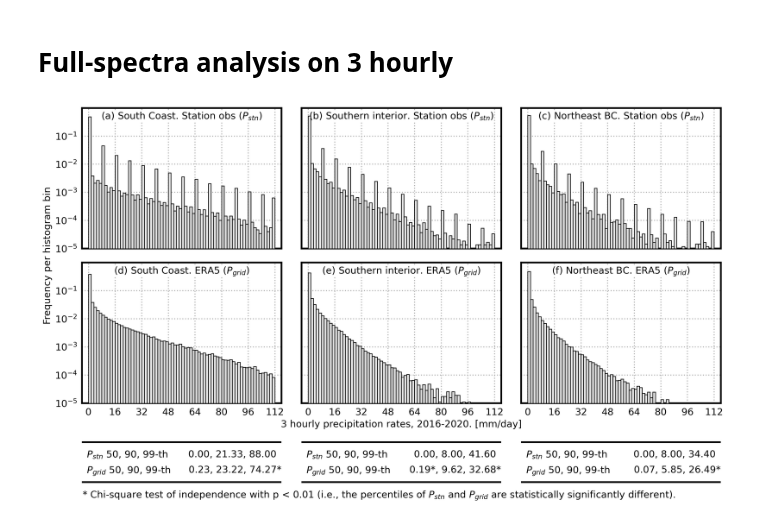
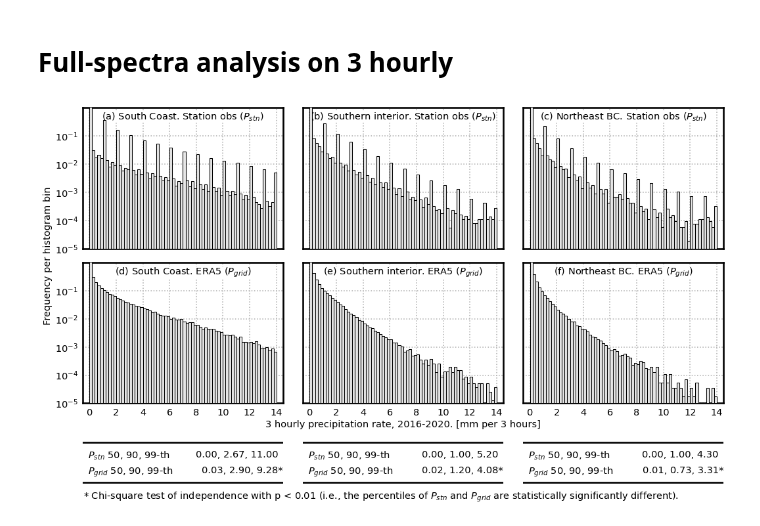
Before and after one commit to yingkaisha/rainbow, a Jupyter notebook: publish/PLOT_BCH_ERA5_stats_comparisons.ipynb, the cells around one changed output. Cells and saved outputs as stored; diff of their text form; code cells hidden in the pictures.

```diff
--- a/publish/PLOT_BCH_ERA5_stats_comparisons.ipynb
+++ b/publish/PLOT_BCH_ERA5_stats_comparisons.ipynb
@@ -46,7 +47,7 @@ from mpl_toolkits.axes_grid1.inset_locator import inset_axes
 
 %matplotlib inline
 # %%
-need_publish = True
+need_publish = False
 
 # True: publication quality figures
 # False: low resolution figures in the notebook
@@ -293,6 +294,23 @@ FLAGs = (flag_sw, flag_si, flag_n)
 with h5py.File(save_dir+'BCH_ERA5_1D_pairs.hdf', 'r') as h5io:
     ERA5_obs = h5io['ERA5_obs'][...]
     BCH_obs = h5io['BCH_obs'][...]
+# %%
+BCH = {}
+BCH['sw'] = BCH_obs[:, flag_sw].ravel()
+BCH['si'] = BCH_obs[:, flag_si].ravel()
+BCH['n'] = BCH_obs[:, flag_n].ravel()
+
+ERA5 = {}
+ERA5['sw'] = ERA5_obs[:, flag_sw].ravel()
+ERA5['si'] = ERA5_obs[:, flag_si].ravel()
+ERA5['n'] = ERA5_obs[:, flag_n].ravel()
+
+q_bins = np.arange(0.0, 1, 0.005)
+
+PIT = {}
+PIT['sw'] = metrics.PIT_nan(ERA5['sw'], BCH['sw'], q_bins)
+PIT['si'] = metrics.PIT_nan(ERA5['si'], BCH['si'], q_bins)
+PIT['n'] = metrics.PIT_nan(ERA5['n'], BCH['n'], q_bins)
 # %%
 gray = '0.9'
 window_size = 31
@@ -384,7 +402,7 @@ for i, ax in enumerate(AX_era):
     handle_text.append(ax.text(0.5, 0.975, TITLE_era[i], ha='center', va='top', fontsize=14, transform=ax.transAxes))
 
     if i == 1:
-        ax.set_xlabel('Daily precipitation rates, 2016-2020. [mm/day]', fontsize=14)
+        ax.set_xlabel('Daily precipitation rate, 2016-2020. [mm/day]', fontsize=14)
 
 # ---------- stats ---------- #
 for i, ax in enumerate(AX_a):
@@ -420,7 +438,6 @@ for i, ax in enumerate(AX_a):
 
     AX_a[i].set_axis_off()
 
-
 ax_t1 = fig.add_axes([0.001, -0.325, 0.999, 0.03])
 ax_t1.set_axis_off()
 handle_text.append(ax_t1.text(0.0, 1,
@@ -443,8 +513,8 @@ with h5py.File(save_dir+'BCH_ERA5_3H_pairs.hdf', 'r') as h5io:
     ERA5_obs = h5io['ERA5_obs'][...]
     BCH_obs = h5io['BCH_obs'][...]
 
-ERA5_obs = 8.0*ERA5_obs
-BCH_obs = 8.0*BCH_obs
+ERA5_obs = ERA5_obs
+BCH_obs = BCH_obs
 # %%
 
 fig = plt.figure(figsize=(13, 6), dpi=dpi_)
@@ -481,8 +551,8 @@ TITLE_era = ['(d) South Coast. ERA5 ($P_{grid}$)',
              '(e) Southern interior. ERA5 ($P_{grid}$)',
              '(f) Northeast BC. ERA5 ($P_{grid}$)']
 
-x_pdf = [8.0*np.arange(0, 14.2, 0.2), 8.0*np.arange(0, 14.2, 0.2), 8.0*np.arange(0, 14.2, 0.2)]
-XTICKs = 8.0*np.arange(0, 16, 2)
+x_pdf = [np.arange(0, 14.2, 0.2), np.arange(0, 14.2, 0.2), np.arange(0, 14.2, 0.2)]
+XTICKs = np.arange(0, 16, 2)
 
 for i, ax in enumerate(AX_all):
     ax = gu.ax_decorate_box(ax)
@@ -493,7 +563,7 @@ for i, ax in enumerate(AX_all):
     ax.set_ylim([1e-5, 1e0])
     ax.set_yticks([1e-5, 1e-4, 1e-3, 1e-2, 1e-1])
 
-    ax.set_xlim([8.0*-0.5, 8.0*14.5])
+    ax.set_xlim([-0.5, 14.5])
     ax.set_xticks(XTICKs)
 
 ax00.tick_params(labelleft=True)
@@ -511,7 +581,7 @@ for i, ax in enumerate(AX_obs):
     x_pdf_ = x_pdf[i]
     hist_, bins_ = np.histogram(obs_, bins=x_pdf_, density=True)
 
-    ax.bar(bins_[:-1], hist_, align='edge', width=1.6, facecolor=gray, edgecolor='k', linewidth=1.0, zorder=4)
+    ax.bar(bins_[:-1], hist_, align='edge', width=0.2, facecolor=gray, edgecolor='k', linewidth=1.0, zorder=4)
 
     handle_text.append(ax.text(0.5, 0.975, TITLE_obs[i], ha='center', va='top', fontsize=14, transform=ax.transAxes))
 
@@ -526,12 +596,12 @@ for i, ax in enumerate(AX_era):
     x_pdf_ = x_pdf[i]
     hist_, bins_ = np.histogram(obs_, bins=x_pdf_, density=True)
 
-    ax.bar(bins_[:-1], hist_, align='edge', width=1.6, facecolor=gray, edgecolor='k', linewidth=1.0, zorder=4)
+    ax.bar(bins_[:-1], hist_, align='edge', width=0.2, facecolor=gray, edgecolor='k', linewidth=1.0, zorder=4)
 
     handle_text.append(ax.text(0.5, 0.975, TITLE_era[i], ha='center', va='top', fontsize=14, transform=ax.transAxes))
 
     if i == 1:
-        ax.set_xlabel('3 hourly precipitation rates, 2016-2020. [mm/day]', fontsize=14)
+        ax.set_xlabel('3 hourly precipitation rate, 2016-2020. [mm per 3 hours]', fontsize=14)
 
 # ---------- stats ---------- #
 for i, ax in enumerate(AX_a):
@@ -552,34 +622,34 @@ for i, ax in enumerate(AX_a):
     AX_a[i].text(0.025, 0.425, r'$P_{grid}$ 50, 90, 99-th',
                  ha='left', va='top', fontsize=14, transform=AX_a[i].transAxes)
     if i == 1:
-        AX_a[i].text(1.0, 0.425, '{:.2f}*, {:.2f}, {:.2f}*'.format(np.quantile(temp2, 0.5),
+        AX_a[i].text(1.0, 0.425, '{:.2f}, {:.2f}, {:.2f}*'.format(np.quantile(temp2, 0.5),
                                                                    np.quantile(temp2, 0.9),
                                                                    np.quantile(temp2, 0.99)),
                      ha='right', va='top', fontsize=14, transform=AX_a[i].transAxes)
     else:
         AX_a[i].text(1.0, 0.425, '{:.2f}, {:.2f}, {:.2f}*'.format(np.quantile(temp2, 0.5),
                                                                    np.quantile(temp2, 0.9),
                                                                    np.quantile(temp2, 0.99)),
                      ha='right', va='top', fontsize=14, transform=AX_a[i].transAxes)
 
     AX_a[i].axhline(y=0.95, xmin=0, xmax=1.0, color='k', linewidth=2.5)
     AX_a[i].axhline(y=0.05, xmin=0, xmax=1.0, color='k', linewidth=2.5)
 
     AX_a[i].set_axis_off()
 
 
 ax_t1 = fig.add_axes([0.001, -0.325, 0.999, 0.03])
 ax_t1.set_axis_off()
 handle_text.append(ax_t1.text(0.0, 1,
                               '* Chi-square test of independence with p < 0.01 '+\
                               '(i.e., the percentiles of $P_{stn}$ and $P_{grid}$ are statistically significantly different).',
                               ha='left', va='top', fontsize=14, transform=ax_t1.transAxes))
 
 for handle in handle_text:
     handle.set_bbox(dict(facecolor='w', pad=0, edgecolor='none', zorder=6))
 
 if need_publish:
     # Save figure
     fig.savefig(fig_dir+'AnEn_BCH_ERA5_part2.png', format='png', **fig_keys)
 # %% [output]
-[figure, old version]
+[figure, new version]
```
Also changed, not shown: parts of 2 cells of this notebook.
